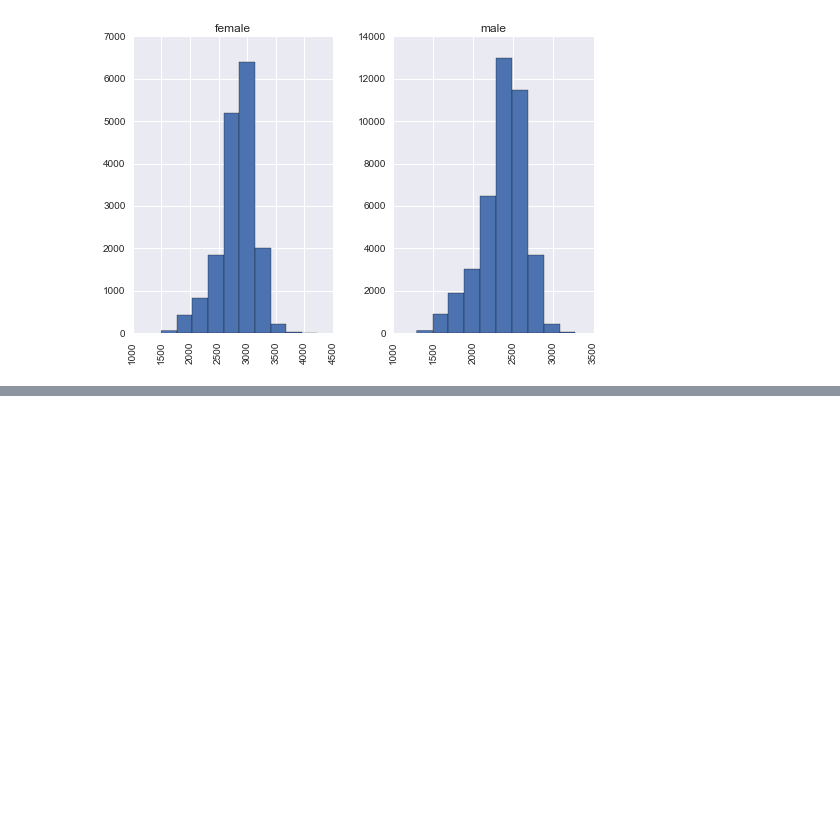
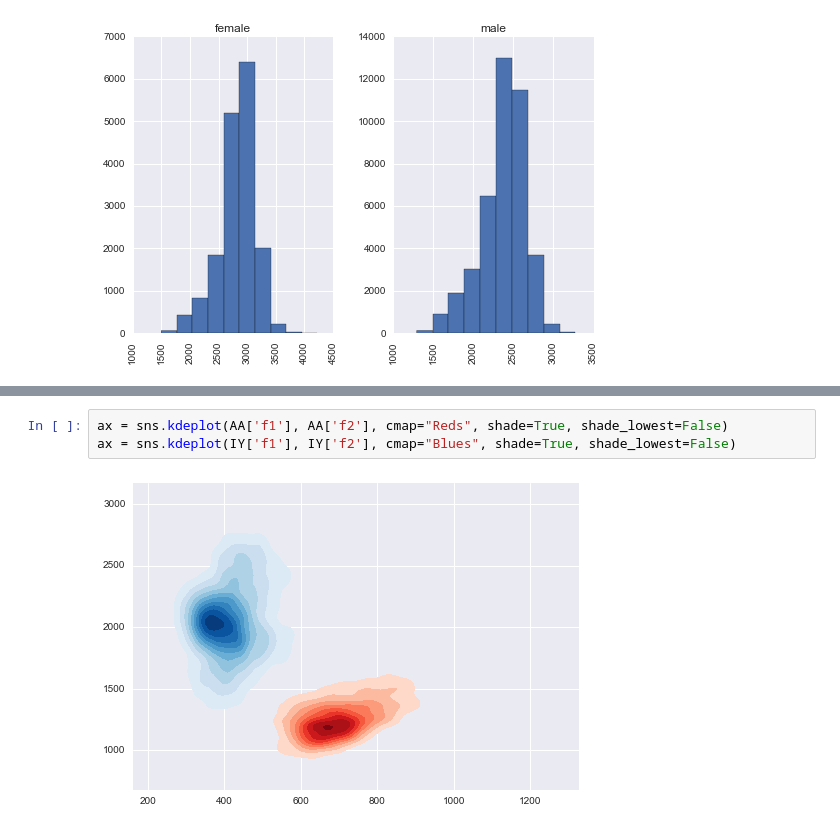
Before and after one commit to ds-modules/LINGUIS-110, a Jupyter notebook: Exploration.ipynb, the cells around one changed output, grey strips where cells are left out. Cells and saved outputs as stored; diff of their text form; blank space fills up the shorter version.

```diff
--- a/Exploration.ipynb
+++ b/Exploration.ipynb
@@ -134,0 +141,5 @@ timit.groupby('word').count().head()
+# %%
+ax = sns.kdeplot(AA['f1'], AA['f2'], cmap="Reds", shade=True, shade_lowest=False)
+ax = sns.kdeplot(IY['f1'], IY['f2'], cmap="Blues", shade=True, shade_lowest=False)
+# %% [output]
+[figure, added]
```
Also changed, not shown: parts of 12 cells of this notebook, 2 other files.
